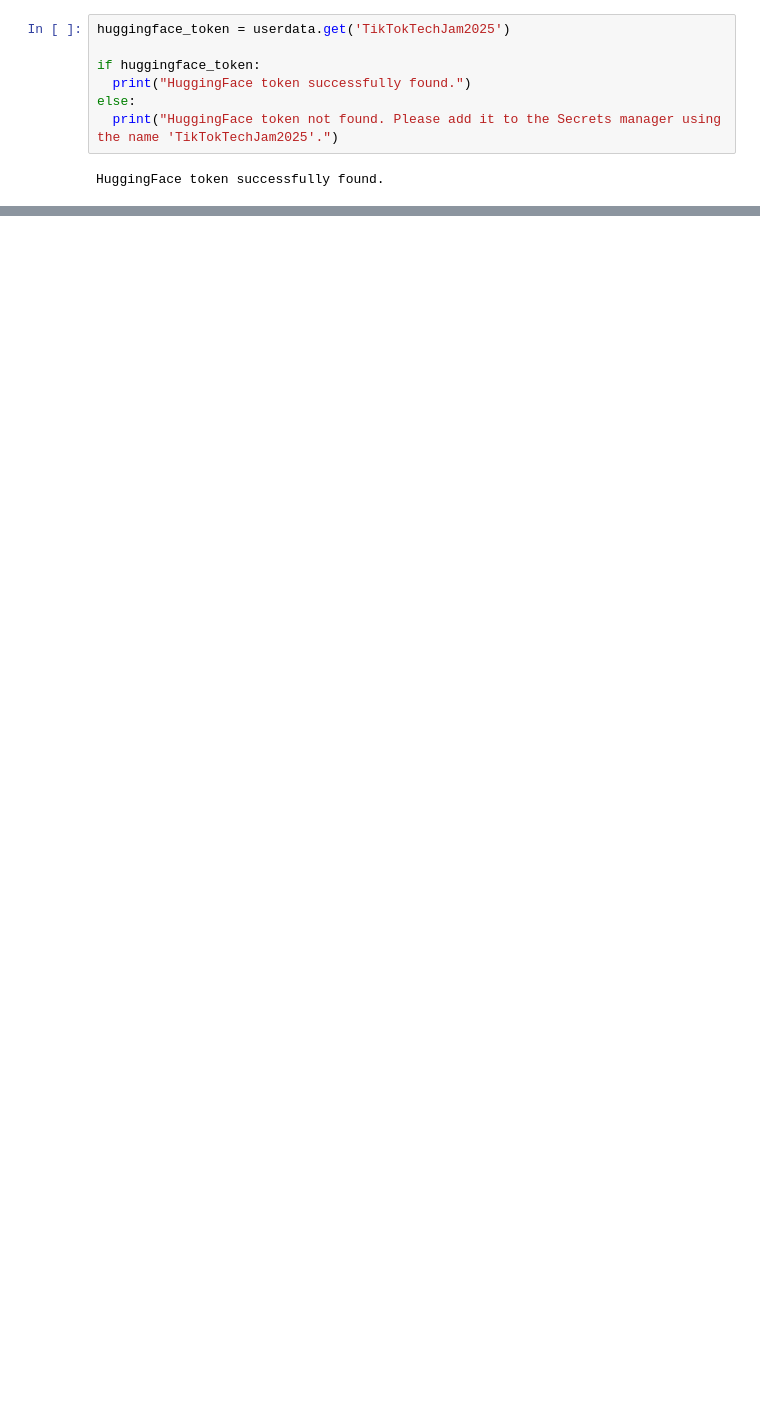
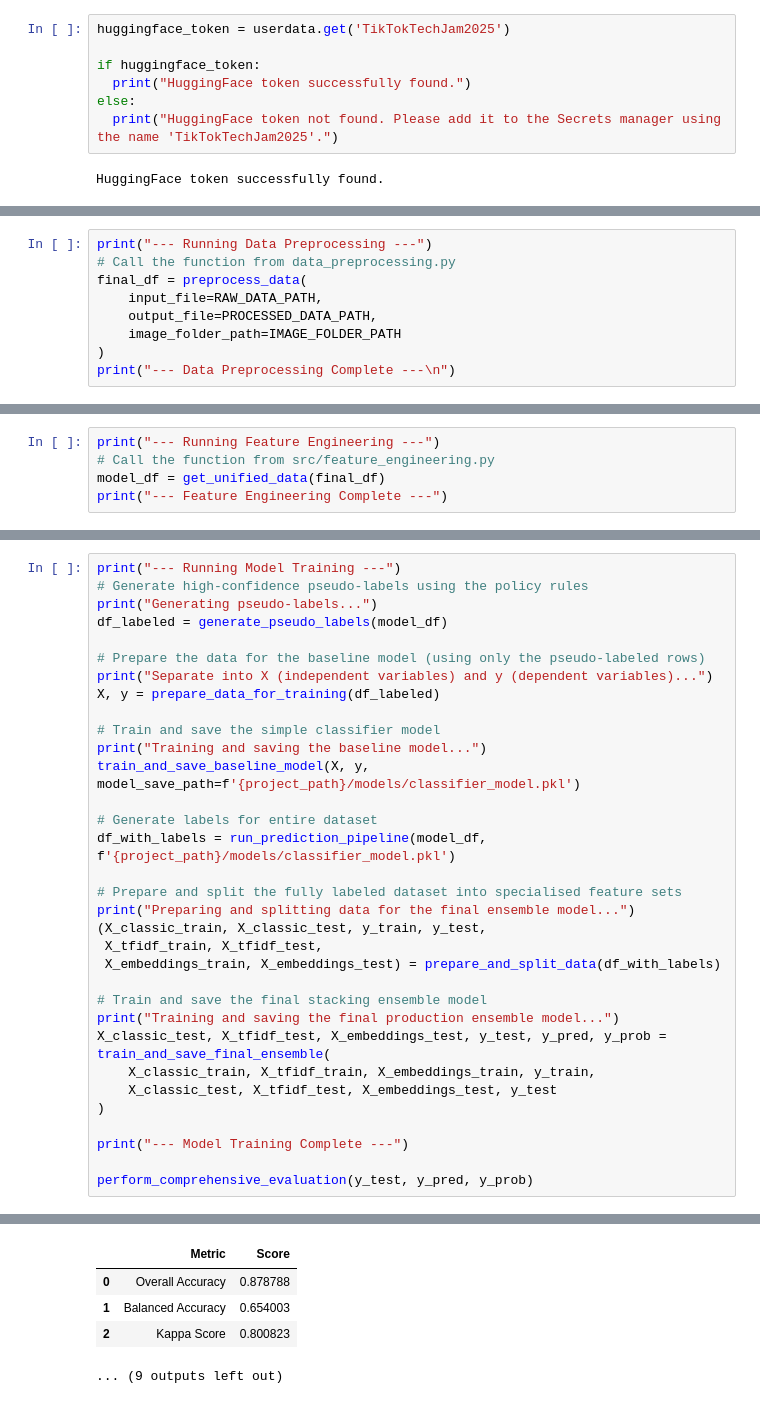
Before and after one commit to Capacesse/danny-and-his-butlers, a Jupyter notebook: notebooks/Main_Pipeline.ipynb, the cells around one changed output, grey strips where cells are left out. Cells and saved outputs as stored; diff of their text form; blank space fills up the shorter version.

Commit message:
chore: Finalise all project files for submission

```diff
--- a/notebooks/Main_Pipeline.ipynb
+++ b/notebooks/Main_Pipeline.ipynb
@@ -79,0 +73,9 @@ print("--- Running Policy Enforcement ---")
+# %%
+print("--- Running Data Preprocessing ---")
+# Call the function from data_preprocessing.py
+final_df = preprocess_data(
+    input_file=RAW_DATA_PATH,
+    output_file=PROCESSED_DATA_PATH,
+    image_folder_path=IMAGE_FOLDER_PATH
+)
+print("--- Data Preprocessing Complete ---\n")
@@ -79,0 +124,5 @@ print("--- Running Policy Enforcement ---")
+# %%
+print("--- Running Feature Engineering ---")
+# Call the function from src/feature_engineering.py
+model_df = get_unified_data(final_df)
+print("--- Feature Engineering Complete ---")
@@ -79,0 +143,34 @@ print("--- Running Policy Enforcement ---")
+# %%
+print("--- Running Model Training ---")
+# Generate high-confidence pseudo-labels using the policy rules
+print("Generating pseudo-labels...")
+df_labeled = generate_pseudo_labels(model_df)
+
+# Prepare the data for the baseline model (using only the pseudo-labeled rows)
+print("Separate into X (independent variables) and y (dependent variables)...")
+X, y = prepare_data_for_training(df_labeled)
+
+# Train and save the simple classifier model
+print("Training and saving the baseline model...")
+train_and_save_baseline_model(X, y, model_save_path=f'{project_path}/models/classifier_model.pkl')
+
+# Generate labels for entire dataset
+df_with_labels = run_prediction_pipeline(model_df, f'{project_path}/models/classifier_model.pkl')
+
+# Prepare and split the fully labeled dataset into specialised feature sets
+print("Preparing and splitting data for the final ensemble model...")
+(X_classic_train, X_classic_test, y_train, y_test,
+ X_tfidf_train, X_tfidf_test,
+ X_embeddings_train, X_embeddings_test) = prepare_and_split_data(df_with_labels)
+
+# Train and save the final stacking ensemble model
+print("Training and saving the final production ensemble model...")
+X_classic_test, X_tfidf_test, X_embeddings_test, y_test, y_pred, y_prob = train_and_save_final_ensemble(
+    X_classic_train, X_tfidf_train, X_embeddings_train, y_train,
+    X_classic_test, X_tfidf_test, X_embeddings_test, y_test
+)
+
+print("--- Model Training Complete ---")
+
+perform_comprehensive_evaluation(y_test, y_pred, y_prob)
+# %% [output]
@@ -79,0 +329,5 @@ print("--- Running Policy Enforcement ---")
+|  | Metric | Score |
+| 0 | Overall Accuracy | 0.878788 |
+| 1 | Balanced Accuracy | 0.654003 |
+| 2 | Kappa Score | 0.800823 |
+... (9 outputs left out)
```
Also changed, not shown: parts of 25 cells of this notebook, 11 other files.
